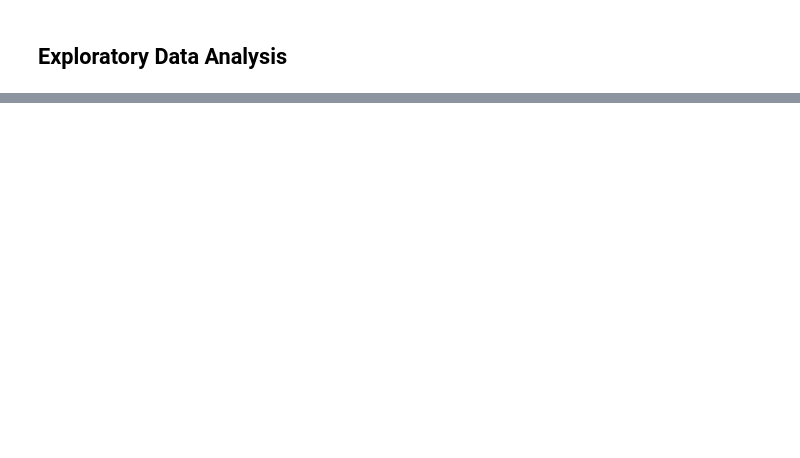
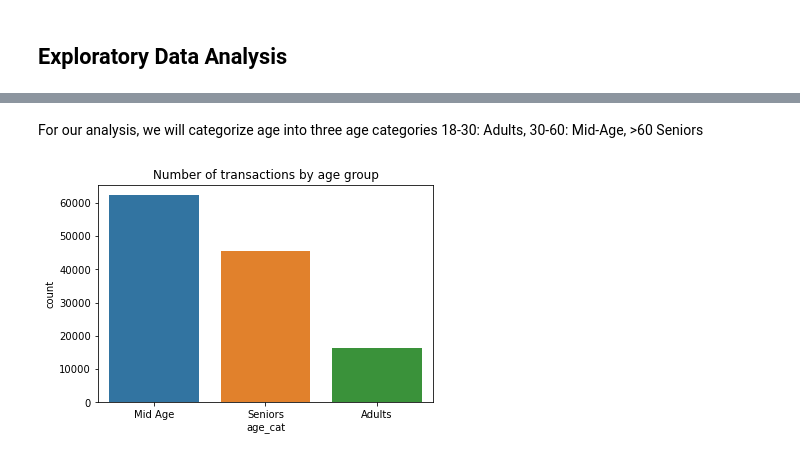
Before and after one commit to Kaiseryang1224/Starbucks_Capstone, a Jupyter notebook: Starbucks_Capstone_notebook.ipynb, the cells around one changed output, grey strips where cells are left out. Cells and saved outputs as stored; diff of their text form; code cells hidden in the pictures; blank space fills up the shorter version.

```diff
--- a/Starbucks_Capstone_notebook.ipynb
+++ b/Starbucks_Capstone_notebook.ipynb
@@ -724,0 +778,23 @@ After cleaning we have two dataframes
+# %% [markdown]
+For our analysis, we will categorize age into three age categories 18-30: Adults, 30-60: Mid-Age, >60 Seniors
+# %%
+def get_age_cat(age):
+    """
+    INPUT: age
+    OUTPUT: 'Adults' if 18<=age<30
+            'Mid Age' if 30<=age<60
+            'Seniors' if age>=60
+    """
+    if (18<=age<30):
+        return 'Adults'
+    elif(30<=age<60):
+        return 'Mid Age'
+    else:
+        return 'Seniors'
+# %%
+non_offer['age_cat']=non_offer.age.apply(lambda x: get_age_cat(x))
+# %%
+sns.countplot(data=non_offer, x='age_cat')
+plt.title('Number of transactions by age group');
+# %% [output]
+[figure, added]
```
Also changed, not shown: parts of 105 cells of this notebook, 1 other file.
